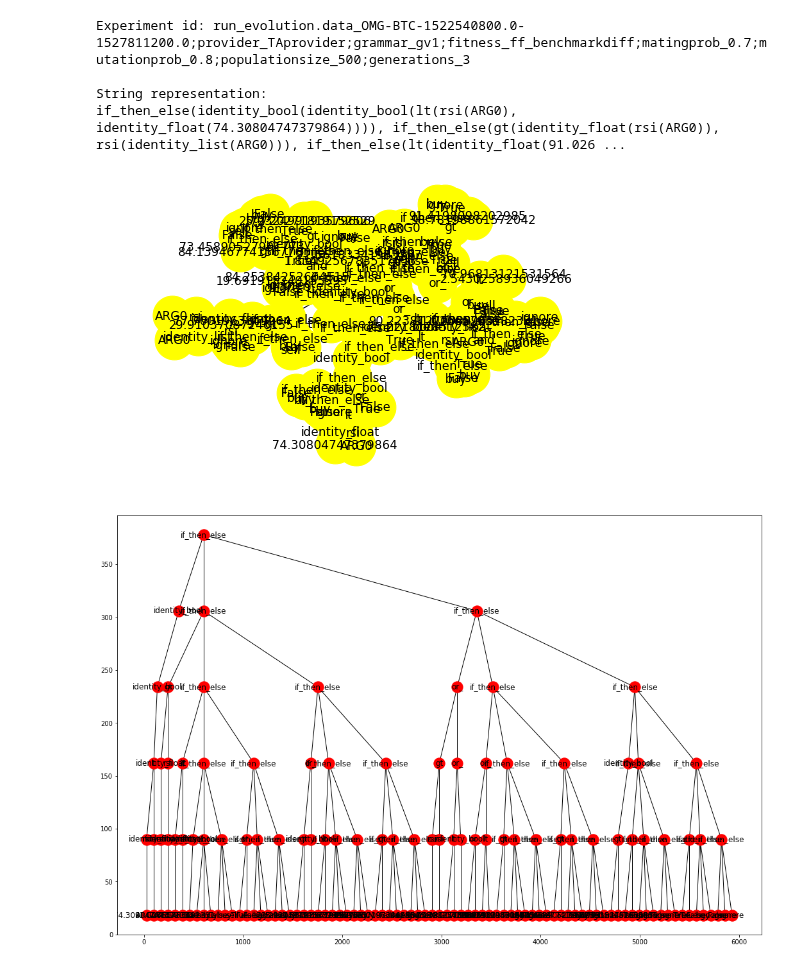
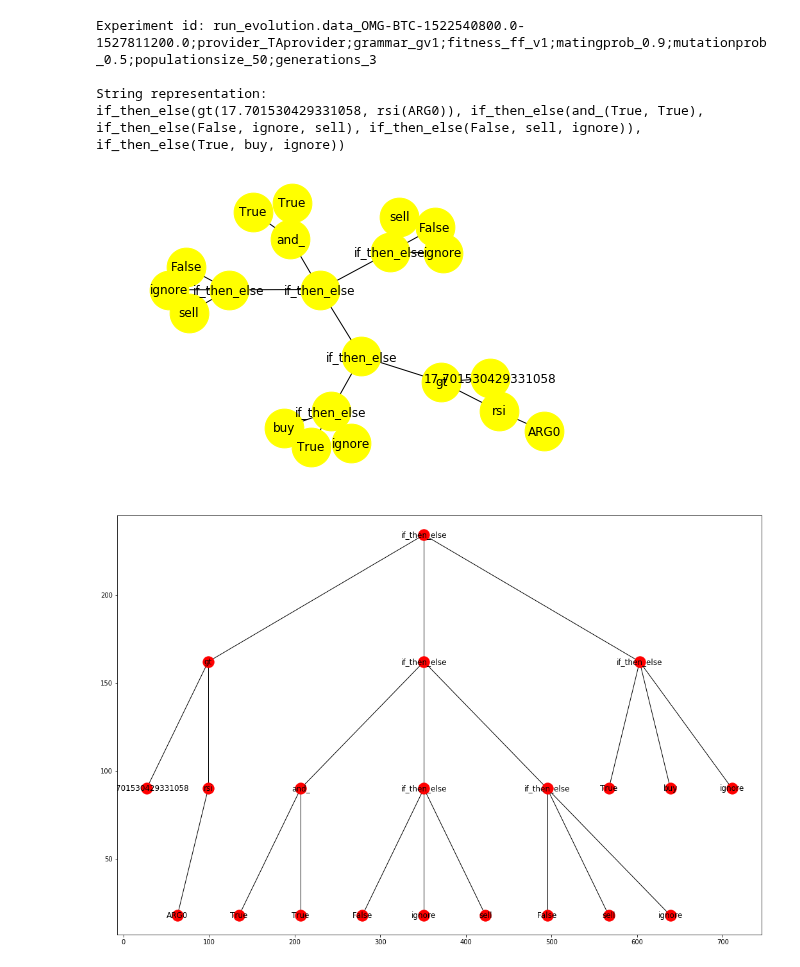
Before and after one commit to IntelligentTrading/science, a Jupyter notebook: genetic_algorithms/gp_experiments.ipynb, the cells around one changed output. Cells and saved outputs as stored; diff of their text form; code cells hidden in the pictures.

Commit message:
Notebook working with multiple datasets.

```diff
--- a/genetic_algorithms/gp_experiments.ipynb
+++ b/genetic_algorithms/gp_experiments.ipynb
@@ -21,44 +21,56 @@ class BenchmarkDiffFitnessFunction(FitnessFunction):
     def compute(self, individual, evaluation, genetic_program):
         return evaluation.profit_percent - evaluation.benchmark_backtest.profit_percent,
 
+class BenchmarkDiff2FitnessFunction(FitnessFunction):
+    _name = "ff_benchmarkdiff2"
+
+    def compute(self, individual, evaluation, genetic_program):
+        return (evaluation.profit_percent - evaluation.benchmark_backtest.profit_percent)*evaluation.num_profitable_trades,
 
 
 experiment_json = {
-    "training_data": {
+    "training_data": [
+        {
         "transaction_currency": "OMG",
         "counter_currency": "BTC",
         "start_time": "2018/04/01 00:00:00 UTC",
         "end_time": "2018/06/01 00:00:00 UTC",
         "resample_period": 60,
         "source": 0
-    },
+        },
+        {
+        "transaction_currency": "DOGE",
+        "counter_currency": "BTC",
+        "start_time": "2018/04/01 00:00:00 UTC",
+        "end_time": "2018/06/01 00:00:00 UTC",
+        "resample_period": 60,
+        "source": 0
+        }
+    ],
 
-    "validation_data": {
+    "validation_data": [{
         "transaction_currency": "OMG",
         "counter_currency": "BTC",
         "start_time": "2018/03/01 00:00:00 UTC",
         "end_time": "2018/03/31 00:00:00 UTC",
         "resample_period": 60,
         "source": 0
-    },
+    }],
 
-    "fitness_function": "ff_benchmarkdiff",
+    "fitness_function": "ff_v1",
     "grammar_version": "gv1",
     "num_generations": 3,
 
     "mating_probabilities": [
-        0.5,
-        0.7
+        0.9
     ],
 
     "mutation_probabilities": [
-        0.7,
-        0.8,
-        0.9
+        0.5
     ],
 
     "population_sizes": [
-        500
+        50
     ]
 }
 
@@ -98,0 +81,2 @@ performance_df
+# %%
+performance_dfs = e.analyze_all_datasets()
@@ -99,12 +116,12 @@ performance_df
 # %%
-best = e.performance_df_row_info(performance_df.iloc[0])
+best = e.performance_df_row_info(performance_dfs[0].iloc[0])
 # %% [output]
-Experiment id: run_evolution.data_OMG-BTC-1522540800.0-1527811200.0;provider_TAprovider;grammar_gv1;fitness_ff_benchmarkdiff;matingprob_0.7;mutationprob_0.8;populationsize_500;generations_3
+Experiment id: run_evolution.data_OMG-BTC-1522540800.0-1527811200.0;provider_TAprovider;grammar_gv1;fitness_ff_v1;matingprob_0.9;mutationprob_0.5;populationsize_50;generations_3
 
 String representation:
-if_then_else(identity_bool(identity_bool(lt(rsi(ARG0), identity_float(74.30804747379864)))), if_then_else(gt(identity_float(rsi(ARG0)), rsi(identity_list(ARG0))), if_then_else(lt(identity_float(91.026 ...
+if_then_else(gt(17.701530429331058, rsi(ARG0)), if_then_else(and_(True, True), if_then_else(False, ignore, sell), if_then_else(False, sell, ignore)), if_then_else(True, buy, ignore))
-[figure, old version]
+[figure, new version]
-[figure, old version]
+[figure, new version]
 Backtesting report:
  <genetic_program.GeneticTickerStrategy object at 0x...>
 --
```
Also changed, not shown: parts of 8 cells of this notebook, 2 other files.
